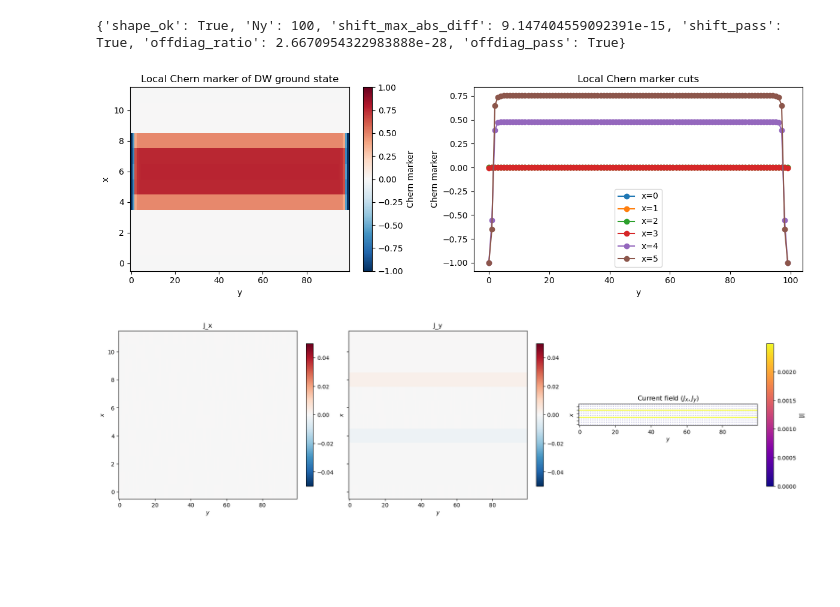
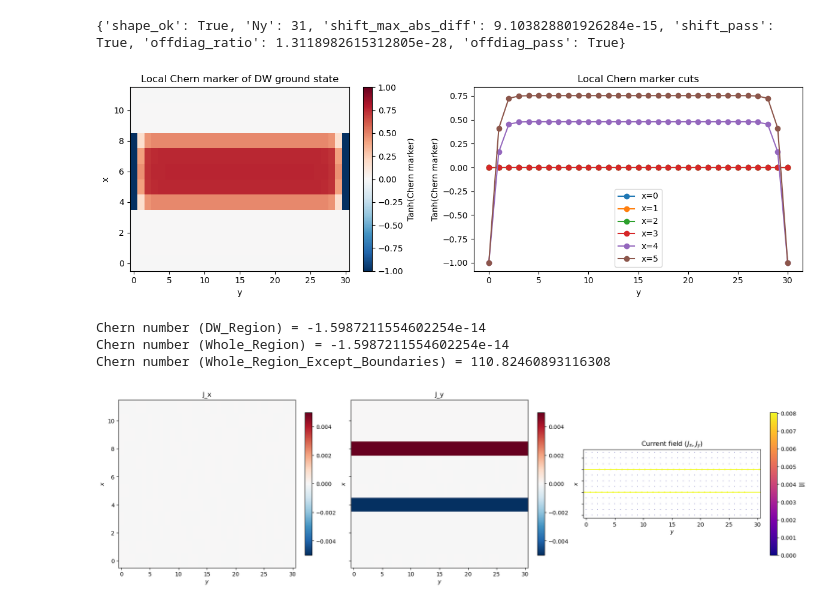
Before and after one commit to AsadullahBhuiyan/class_A_fermionic_adaptive_circuit, a Jupyter notebook: exact_CI_DW_testing.ipynb, the cells around one changed output. Drawn from its saved outputs; the diff is of its cells as text; code cells hidden in the pictures; blank space fills up the shorter version.

```diff
--- a/exact_CI_DW_testing.ipynb
+++ b/exact_CI_DW_testing.ipynb
@@ -26,12 +173,13 @@ DWs at x=(4, 8)
 # %%
 
 # Local Chern marker to verify DW composition
-chern_map = model.local_chern_marker_flat(G_gs)
+chern_map = model.local_chern_marker_flat(G_gs, apply_tanh=True)
+
 
 fig, axes = plt.subplots(1, 2, figsize=(12, 4), gridspec_kw={"width_ratios": [1, 1.2]})
 
 im = axes[0].imshow(chern_map, origin="lower", cmap="RdBu_r", aspect="auto", vmin=-1, vmax=1)
-fig.colorbar(im, ax=axes[0], label="Chern marker")
+fig.colorbar(im, ax=axes[0], label="Tanh(Chern marker)")
 axes[0].set_title("Local Chern marker of DW ground state")
 axes[0].set_xlabel("y")
 axes[0].set_ylabel("x")
@@ -44,20 +192,32 @@ for x in range(6):
 axes[1].legend()
 axes[1].set_title('Local Chern marker cuts')
 axes[1].set_xlabel("y")
-axes[1].set_ylabel("Chern marker")
+axes[1].set_ylabel("Tanh(Chern marker)")
 
 plt.tight_layout()
 plt.show()
 # %% [output]
-{'shape_ok': True, 'Ny': 100, 'shift_max_abs_diff': 9.147404559092391e-15, 'shift_pass': True, 'offdiag_ratio': 2.6670954322983888e-28, 'offdiag_pass': True}
+{'shape_ok': True, 'Ny': 31, 'shift_max_abs_diff': 9.103828801926284e-15, 'shift_pass': True, 'offdiag_ratio': 1.3118982615312805e-28, 'offdiag_pass': True}
-[figure, old version]
+[figure, new version]
+# %%
+out1 = model.sum_chern_marker_dw_region(G_gs, whole_region=True)
+out2 = model.sum_chern_marker_dw_region(G_gs, whole_region=False)
+out3 = model.sum_chern_marker_dw_region(G_gs, whole_region_except_bndry=True)
+
+print(f'Chern number (DW_Region) = {out2}')
+print(f'Chern number (Whole_Region) = {out1}')
+print(f'Chern number (Whole_Region_Except_Boundaries) = {out3}')
+# %% [output]
+Chern number (DW_Region) = -1.5987211554602254e-14
+Chern number (Whole_Region) = -1.5987211554602254e-14
+Chern number (Whole_Region_Except_Boundaries) = 110.82460893116308
 # %%
 
 J_x, J_y = model.current_maps_gauge_invariant(G_gs)
-fig, axes = model.plot_current_maps(J_x, J_y, figsize=(18, 5), sharey=True, vmin=-0.05, vmax=+0.05)
+fig, axes = model.plot_current_maps(J_x, J_y, figsize=(18, 5), sharey=True, vmin=-0.005, vmax=+0.005)
 plt.show()
 # %% [output]
-[figure, old version]
+[figure, new version]
 # %%
 import numpy as np
 import matplotlib.pyplot as plt
```
Also changed, not shown: parts of 15 cells of this notebook, 18 other files.
